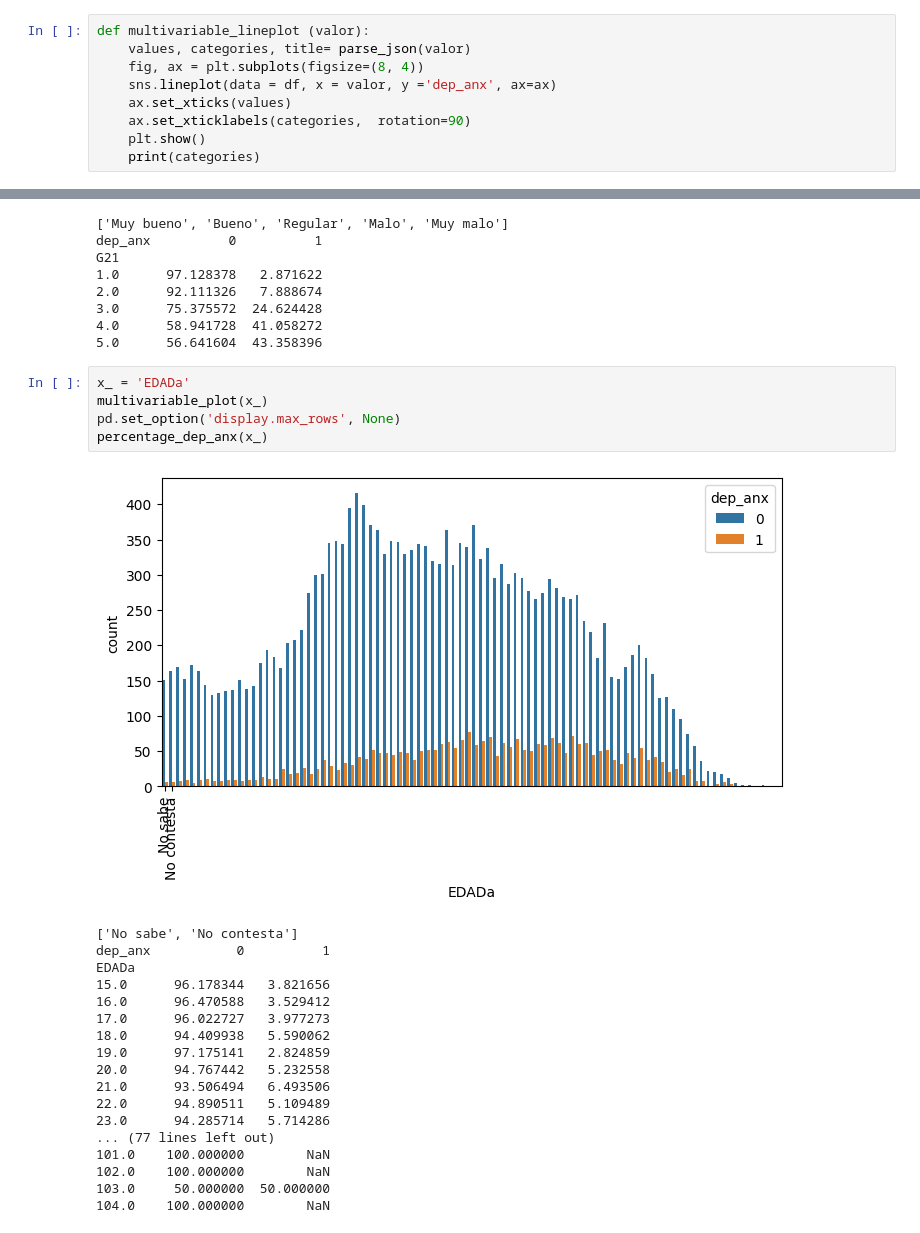
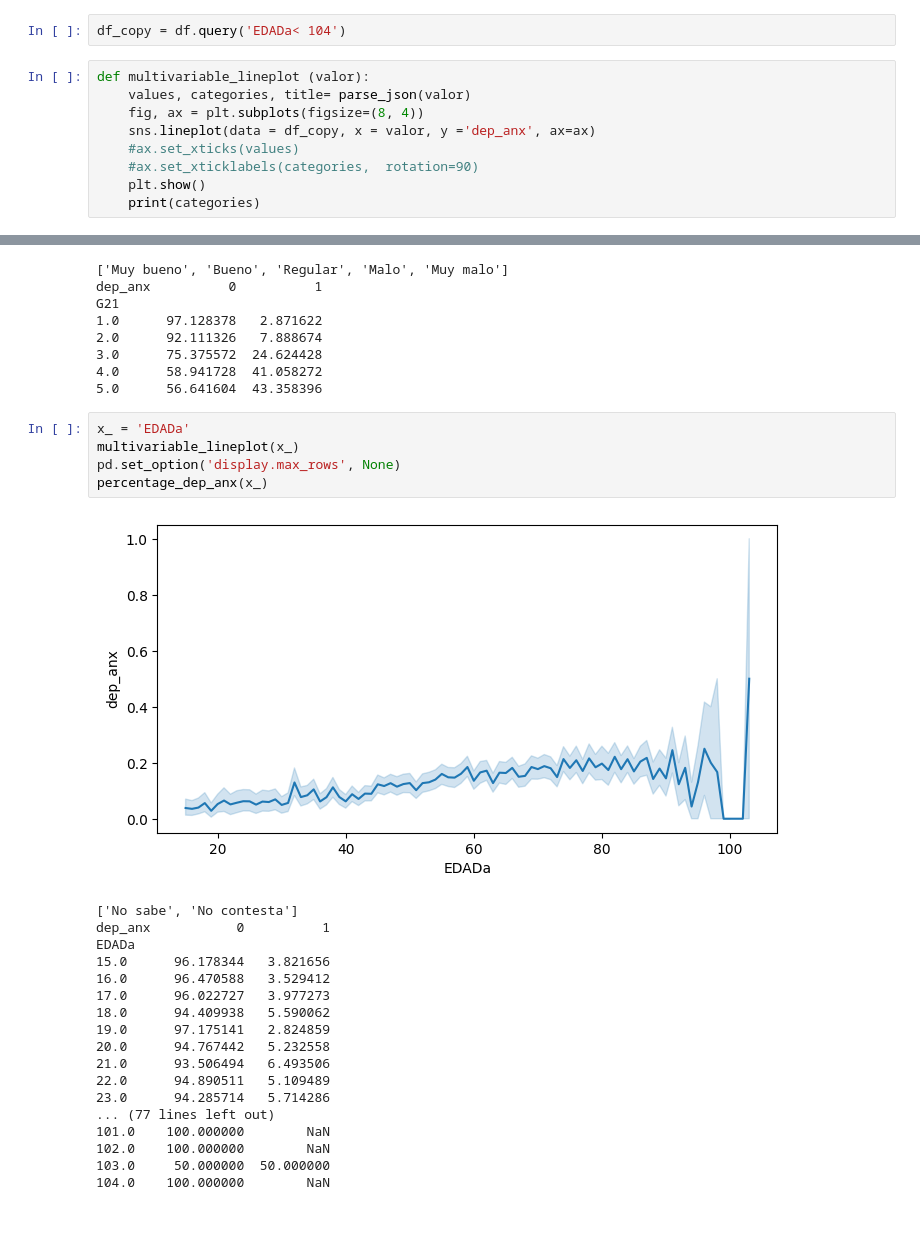
Before and after one commit to linama2593/mental_health_spain, a Jupyter notebook: src/test_alfon.ipynb, the cells around one changed output, grey strips where cells are left out. Saved outputs shown, nothing was run; the diff lists cells and outputs as text.

Commit message:
multi

```diff
--- a/src/test_alfon.ipynb
+++ b/src/test_alfon.ipynb
@@ -51,13 +51,15 @@ def multivariable_plot (valor):
     ax.set_xticklabels(categories,  rotation=90)
     plt.show()
     print(categories)
+# %%
+df_copy = df.query('EDADa< 104')
 # %%
 def multivariable_lineplot (valor):
     values, categories, title= parse_json(valor)
     fig, ax = plt.subplots(figsize=(8, 4))
-    sns.lineplot(data = df, x = valor, y ='dep_anx', ax=ax)
-    ax.set_xticks(values)
-    ax.set_xticklabels(categories,  rotation=90)
+    sns.lineplot(data = df_copy, x = valor, y ='dep_anx', ax=ax)
+    #ax.set_xticks(values)
+    #ax.set_xticklabels(categories,  rotation=90)
     plt.show()
     print(categories)
 # %% [markdown]
@@ -282,11 +284,11 @@ G21
 5.0      56.641604  43.358396
 # %%
 x_ = 'EDADa'
-multivariable_plot(x_)
+multivariable_lineplot(x_)
 pd.set_option('display.max_rows', None)
 percentage_dep_anx(x_)
 # %% [output]
-[figure, old version]
+[figure, new version]
 ['No sabe', 'No contesta']
 dep_anx           0          1
 EDADa
```
Also changed, not shown: parts of 1 cell of this notebook, 1 other file.
